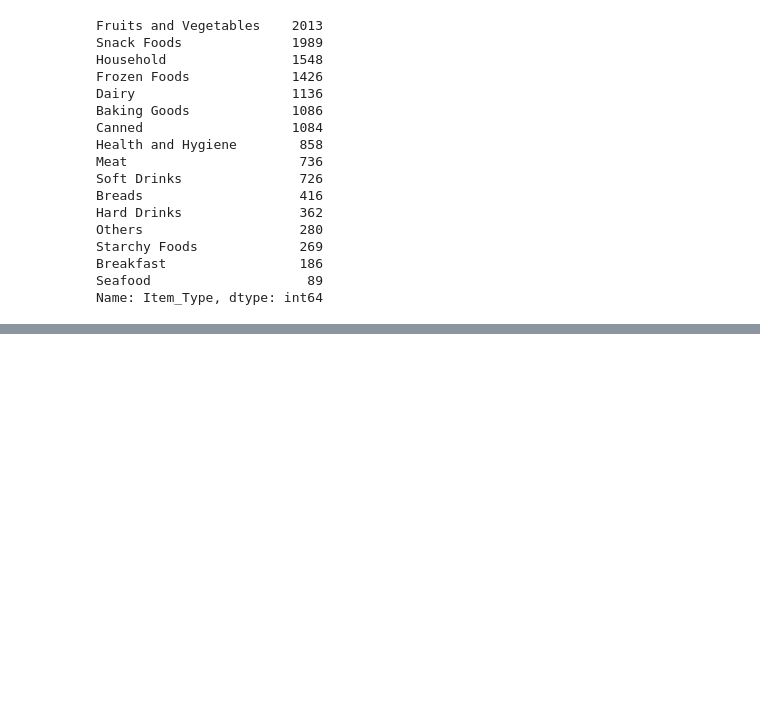
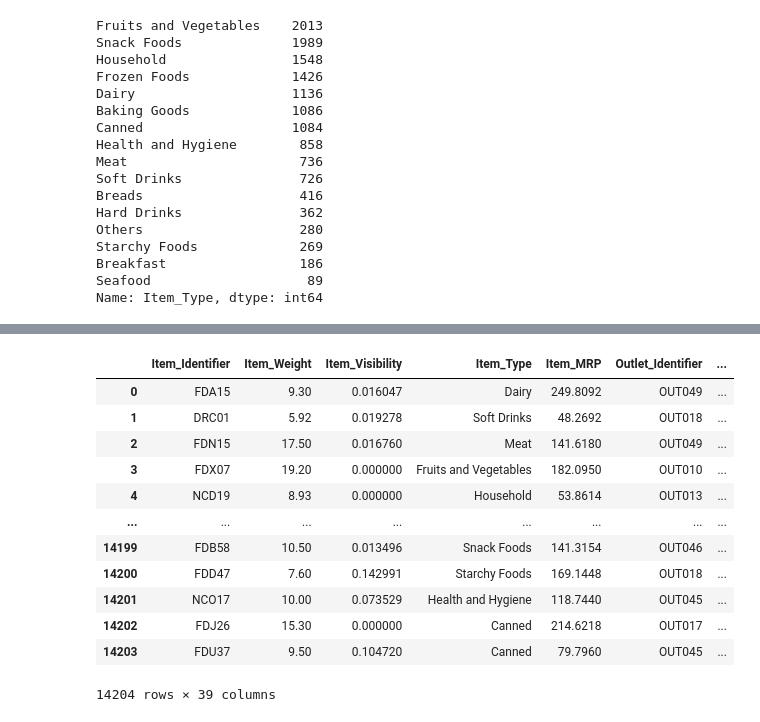
Before and after one commit to MelvinTom/miniproject, a Jupyter notebook: Project.ipynb, the cells around one changed output, grey strips where cells are left out. Cells and saved outputs as stored; diff of their text form; code cells hidden in the pictures; blank space fills up the shorter version.

```diff
--- a/Project.ipynb
+++ b/Project.ipynb
@@ -513,0 +566,5 @@ Name: Item_Identifier, Length: 1559, dtype: int64
+# %%
+funtion = lambda x: x['Item_Visibility']/item_visib_avg['Item_Visibility'] [item_visib_avg.index == x['Item_Identifier']] [0]
+# %%
+
+df['item_visib_avg'] = df.apply (funtion,axis=1).astype(float)
@@ -513,0 +583,8 @@ Name: Item_Identifier, Length: 1559, dtype: int64
+# %%
+from sklearn.preprocessing import LabelEncoder
+label = LabelEncoder()
+#New variable for outlet
+df['Outlet']=label.fit_transform(df['Outlet_Identifier'])
+varib = {'Item_Fat_Content','Outlet_Location_Type','Outlet_Size','New_Item_Type','Outlet_Type','Outlet'}
+for i in varib:
+    df[i] = label.fit_transform(df[i])
@@ -513,0 +600,3 @@ Name: Item_Identifier, Length: 1559, dtype: int64
+# %%
+#Dummy variables
+df= pd.get_dummies(df, columns =['Item_Fat_Content','Outlet_Location_Type','Outlet_Size','Outlet_Type','New_Item_Type','Outlet'])
@@ -513,0 +605,16 @@ Name: Item_Identifier, Length: 1559, dtype: int64
+# %%
+df
+# %% [output]
+|  | Item_Identifier | Item_Weight | Item_Visibility | Item_Type | Item_MRP | Outlet_Identifier | ... |
+| 0 | FDA15 | 9.30 | 0.016047 | Dairy | 249.8092 | OUT049 | ... |
+| 1 | DRC01 | 5.92 | 0.019278 | Soft Drinks | 48.2692 | OUT018 | ... |
+| 2 | FDN15 | 17.50 | 0.016760 | Meat | 141.6180 | OUT049 | ... |
+| 3 | FDX07 | 19.20 | 0.000000 | Fruits and Vegetables | 182.0950 | OUT010 | ... |
+| 4 | NCD19 | 8.93 | 0.000000 | Household | 53.8614 | OUT013 | ... |
+| ... | ... | ... | ... | ... | ... | ... | ... |
+| 14199 | FDB58 | 10.50 | 0.013496 | Snack Foods | 141.3154 | OUT046 | ... |
+| 14200 | FDD47 | 7.60 | 0.142991 | Starchy Foods | 169.1448 | OUT018 | ... |
+| 14201 | NCO17 | 10.00 | 0.073529 | Health and Hygiene | 118.7440 | OUT045 | ... |
+| 14202 | FDJ26 | 15.30 | 0.000000 | Canned | 214.6218 | OUT017 | ... |
+| 14203 | FDU37 | 9.50 | 0.104720 | Canned | 79.7960 | OUT045 | ... |
+14204 rows × 39 columns
```
Also changed, not shown: parts of 13 cells of this notebook.
